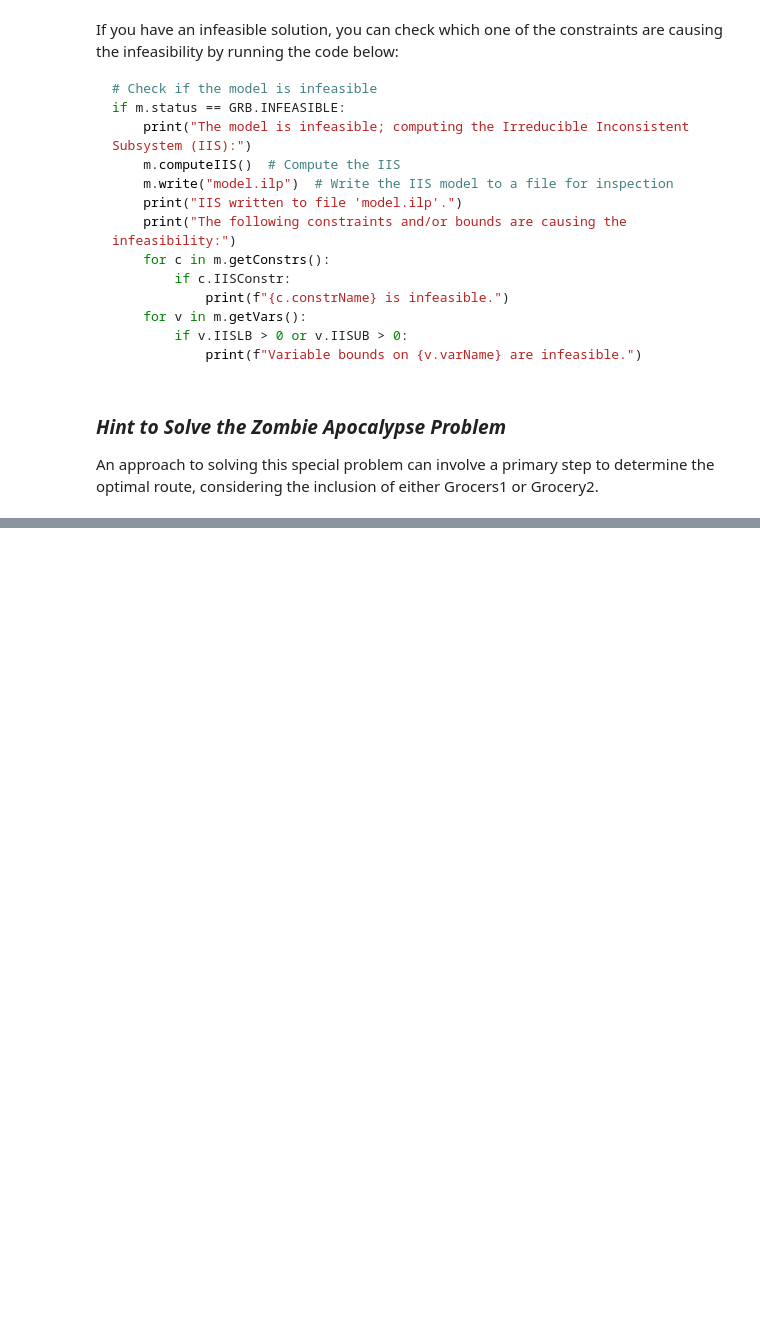
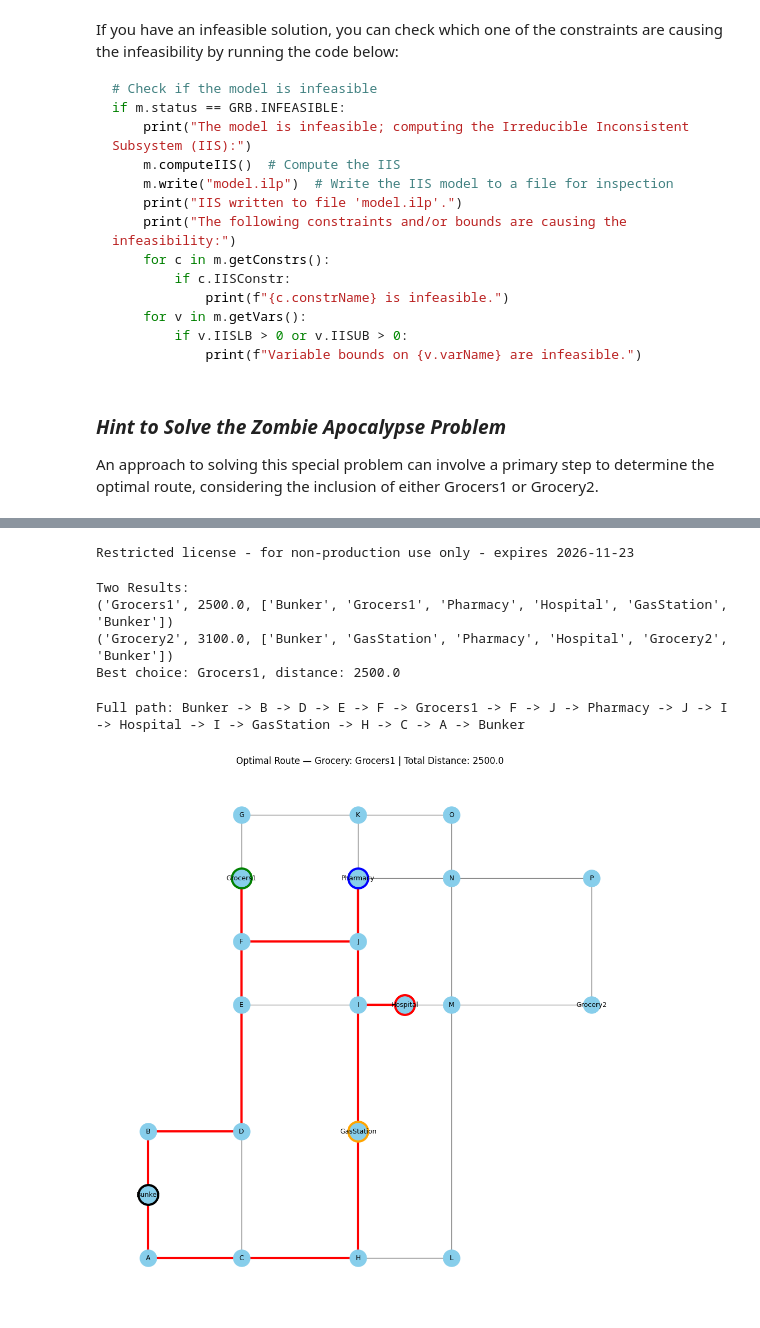
Before and after one commit to cccloves/IEOR4004-The-Zombie-Apocalypse-Game, a Jupyter notebook: IEOR4004_ZombieApocalypse_NoSolution.ipynb, the cells around one changed output, grey strips where cells are left out. Cells and saved outputs as stored; diff of their text form; code cells hidden in the pictures; blank space fills up the shorter version.

```diff
--- a/IEOR4004_ZombieApocalypse_NoSolution.ipynb
+++ b/IEOR4004_ZombieApocalypse_NoSolution.ipynb
@@ -350,0 +243,64 @@ plt.show()
+# %%
+results = []
+for g in groceries:
+    nodes = [start, g] + must
+    dist = get_dist_matrix(nodes)
+    cost, tour = solve_tsp(nodes, dist)
+    results.append((g, cost, tour))
+# %% [output]
+Restricted license - for non-production use only - expires 2026-11-23
+# %%
+# pick best
+best = min([r for r in results if r[1] is not None], key=lambda x: x[1])
+chosen_grocery, best_cost, best_tour = best
+print("Two Results:")
+for r in results:
+    print(r)
+print(f"Best choice: {chosen_grocery}, distance: {best_cost}")
+# %% [output]
+Two Results:
+('Grocers1', 2500.0, ['Bunker', 'Grocers1', 'Pharmacy', 'Hospital', 'GasStation', 'Bunker'])
+('Grocery2', 3100.0, ['Bunker', 'GasStation', 'Pharmacy', 'Hospital', 'Grocery2', 'Bunker'])
+Best choice: Grocers1, distance: 2500.0
+# %%
+full_path = []
+for i in range(len(best_tour)-1):
+    a, b = best_tour[i], best_tour[i+1]
+    sp = all_path[a][b]
+    if i==0:
+        full_path.extend(sp)
+    else:
+        full_path.extend(sp[1:])
+
+print("Full path:"," -> ".join(full_path))
+# %% [output]
+Full path: Bunker -> B -> D -> E -> F -> Grocers1 -> F -> J -> Pharmacy -> J -> I -> Hospital -> I -> GasStation -> H -> C -> A -> Bunker
+# %%
+G_vis = nx.Graph()
+for n, p in locations.items():
+    G_vis.add_node(n, pos=p)
+G_vis.add_edges_from(edges)
+pos = nx.get_node_attributes(G_vis, 'pos')
+
+plt.figure(figsize=(10,10))
+nx.draw(G_vis, pos, with_labels=True, node_size=500, node_color='skyblue', font_size=9, font_color='black', edge_color='gray')
+
+special = {"Bunker":"black", "Pharmacy":"blue", "Hospital":"red", "GasStation":"orange", chosen_grocery:"green"}
+for n, c in special.items():
+    nx.draw_networkx_nodes(G_vis, pos, nodelist=[n], node_color='skyblue', node_size=700, edgecolors=c, linewidths=3)
+
+# highlight route
+edges = []
+for i in range(len(full_path)-1):
+    a,b = full_path[i], full_path[i+1]
+    if G_vis.has_edge(a,b):
+        edges.append((a,b))
+    elif G_vis.has_edge(b,a):
+        edges.append((b,a))
+nx.draw_networkx_edges(G_vis, pos, edgelist=edges, width=3, edge_color='red')
+
+plt.title(f"Optimal Route — Grocery: {chosen_grocery} | Total Distance: {best_cost}")
+plt.axis('off')
+plt.show()
+# %% [output]
+[figure, added]
```
Also changed, not shown: parts of 7 cells of this notebook.
